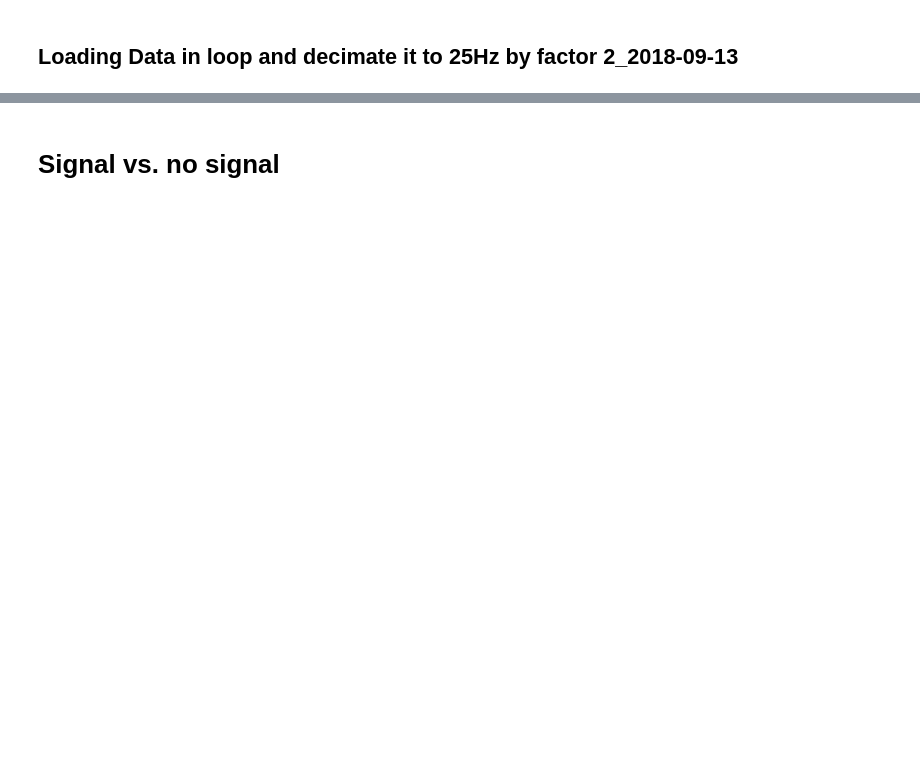
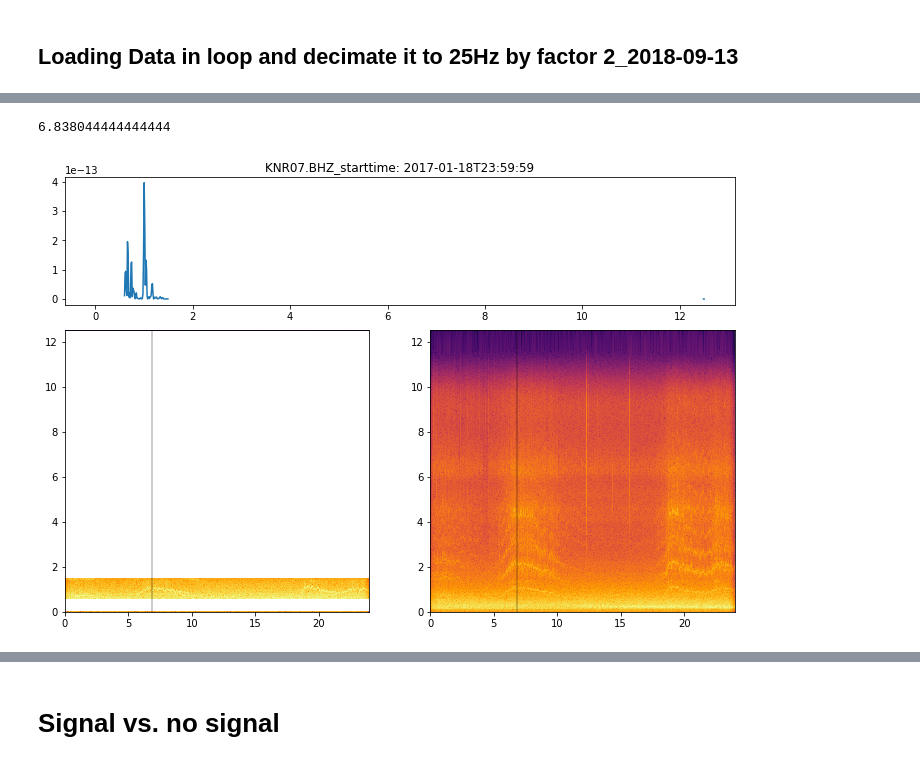
Before and after one commit to DDEssing/thesis_code, a Jupyter notebook: Amplitude_variation.ipynb, the cells around one changed output, grey strips where cells are left out. Drawn from its saved outputs; the diff is of its cells as text; code cells hidden in the pictures; blank space fills up the shorter version.

```diff
--- a/Amplitude_variation.ipynb
+++ b/Amplitude_variation.ipynb
@@ -212,0 +107,8 @@ TypeError: object of type 'float' has no len()
+# %%
+lower_minval_freq = 0
+lower_maxval_freq = .6
+lower_freq_values = freq[np.where(np.logical_and(freq>lower_minval_freq, freq<lower_maxval_freq))]
+
+upper_minval_freq = 1.5
+upper_maxval_freq = 12.5
+upper_freq_values = freq[np.where(np.logical_and(freq>upper_minval_freq, freq<upper_maxval_freq))]
@@ -212,0 +121,12 @@ TypeError: object of type 'float' has no len()
+# %%
+lower_first_indi_to_use = np.where(freq == lower_freq_values[0])[0]
+lower_last_indi_to_use = np.where(freq == lower_freq_values[-1])[0]
+
+upper_first_indi_to_use = np.where(freq == upper_freq_values[0])[0]
+upper_last_indi_to_use = np.where(freq == upper_freq_values[-1])[0]
+
+
+
+funda_freq_amp_masekd = ma.array(specgram_BHZ)
+funda_freq_amp_masekd[int(lower_first_indi_to_use):int(lower_last_indi_to_use),:] = ma.masked
+funda_freq_amp_masekd[int(upper_first_indi_to_use):int(upper_last_indi_to_use),:] = ma.masked
@@ -213,3 +137,26 @@ TypeError: object of type 'float' has no len()
+# %%
+time_win = 300
+
+print(time[time_win]/3600)
+
+gridsize = (3, 2)
+fig = plt.figure(figsize=(12, 8))
+ax1 = plt.subplot2grid(gridsize, (0, 0), colspan=2, rowspan=1)
+ax2 = plt.subplot2grid(gridsize, (1, 0), colspan=1, rowspan=2)
+ax3 = plt.subplot2grid(gridsize, (1, 1), colspan=1, rowspan=2)
+
+
+ax1.plot(freq,funda_freq_amp_masekd[:,time_win])
+ax1.set_title(station + '.' + component + '_' + 'starttime: ' +  str(st_BHZ[0].stats.starttime)[0:19])
+ax2.pcolormesh(time/3600, freq, 10*np.log10(funda_freq_amp_masekd))
+ax2.axvline(x=time[time_win]/3600, linewidth=.4, color='black')
+ax3.pcolormesh(time/3600, freq, 10*np.log10(specgram_BHZ))
+ax3.axvline(x=time[time_win]/3600, linewidth=.4, color='black')
+
+plt.show()
+# %% [output]
+6.838044444444444
+[figure, added]
 # %%
 all_days_amp_values = all_days_amp_values.flatten()
 
```
Also changed, not shown: parts of 58 cells of this notebook.
